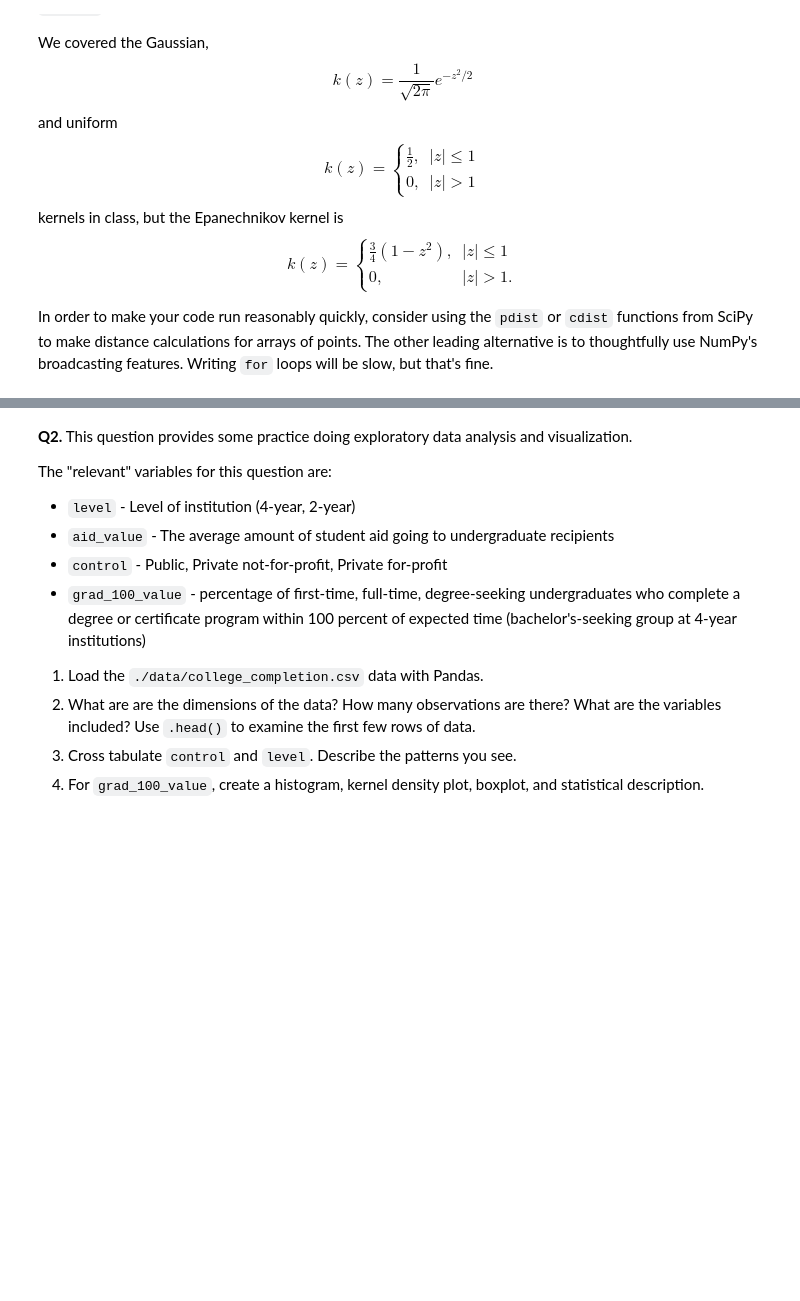
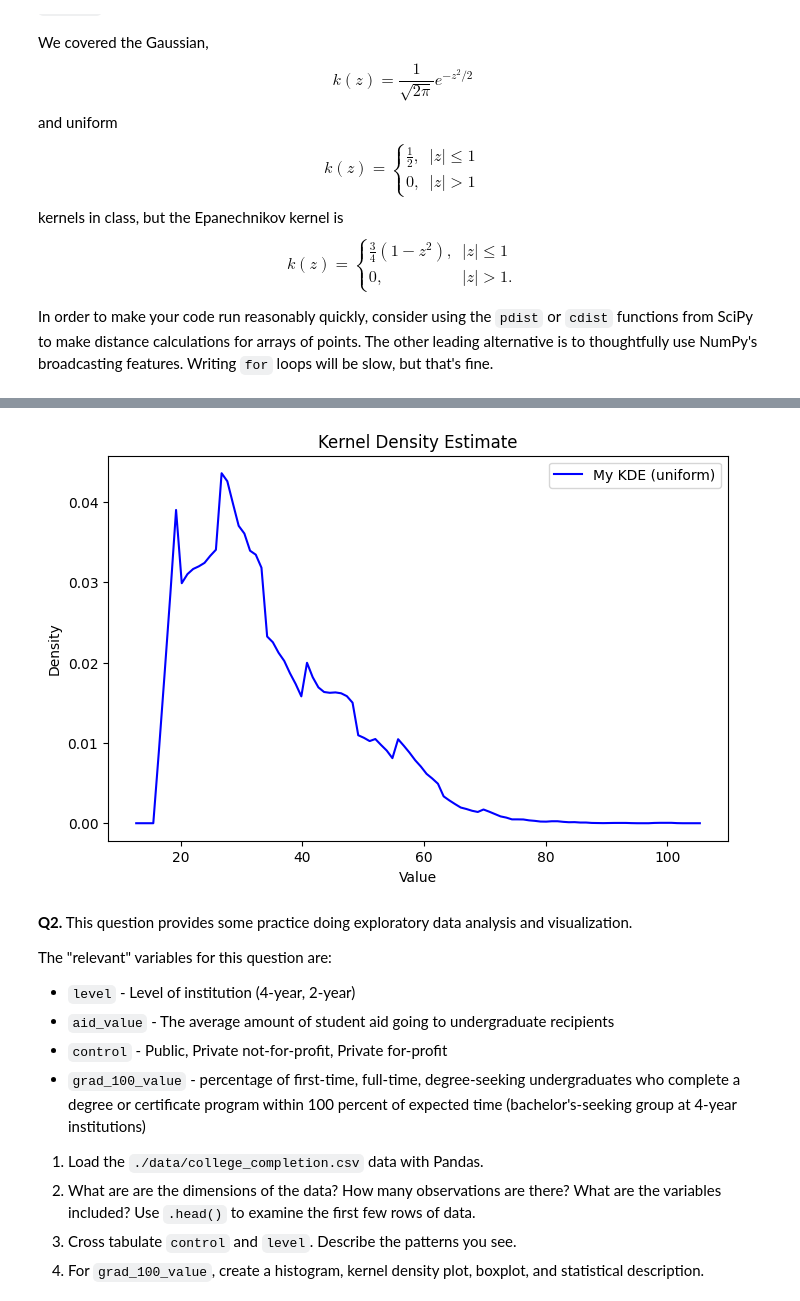
Before and after one commit to hildj/visualization_assignment, a Jupyter notebook: assignment.ipynb, the cells around one changed output, grey strips where cells are left out. Cells and saved outputs as stored; diff of their text form; code cells hidden in the pictures; blank space fills up the shorter version.

```diff
--- a/assignment.ipynb
+++ b/assignment.ipynb
@@ -123,3 +139,8 @@ plt.show()
+# %%
+#Testing kernel uniform
+x_grid_uni, kde_uni = my_kde(data, kernel='uniform')
+# %% [output]
+[figure, added]
 # %% [markdown]
 **Q2.** This question provides some practice doing exploratory data analysis and visualization.
 
```
Also changed, not shown: parts of 4 cells of this notebook.
